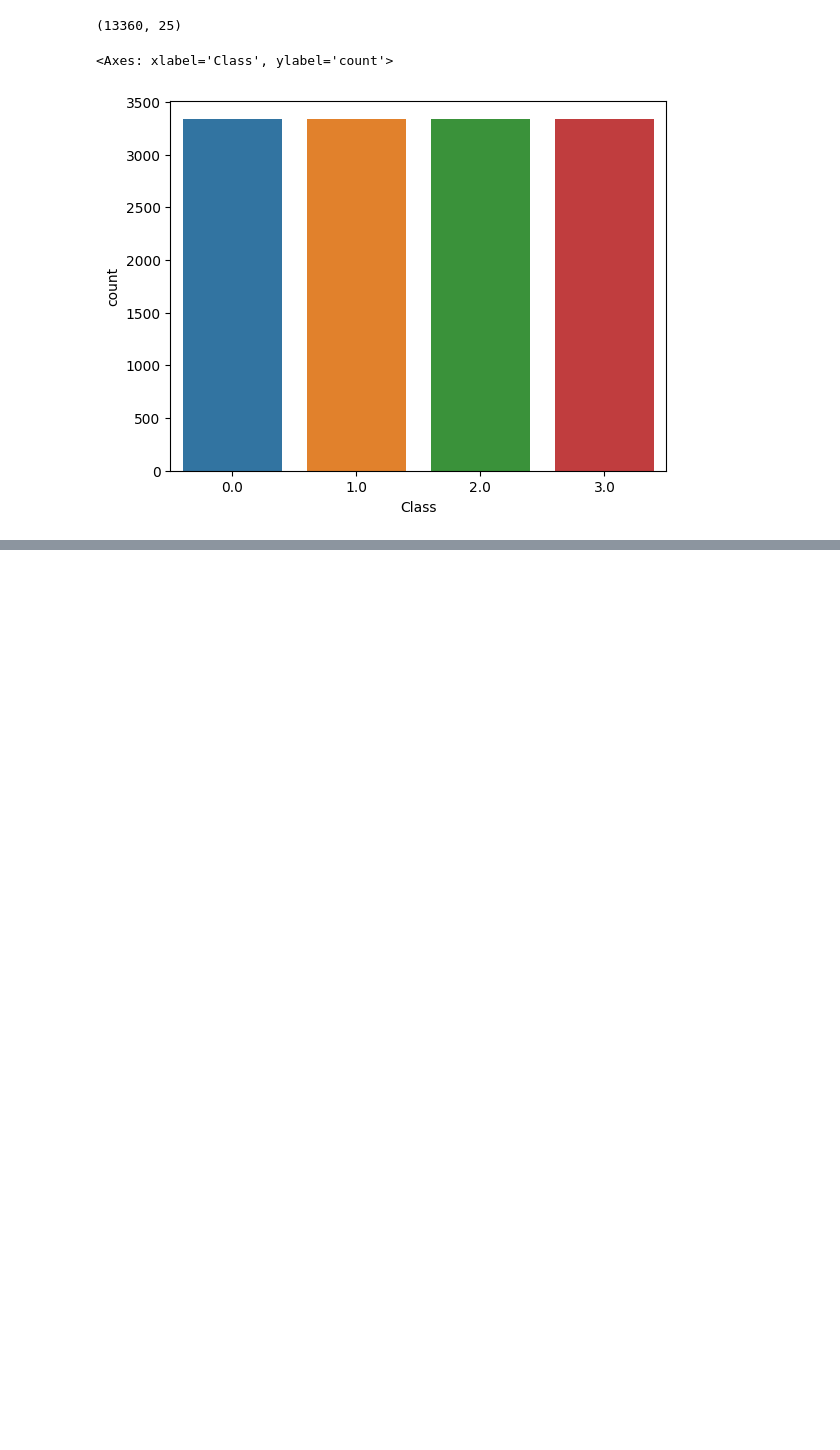
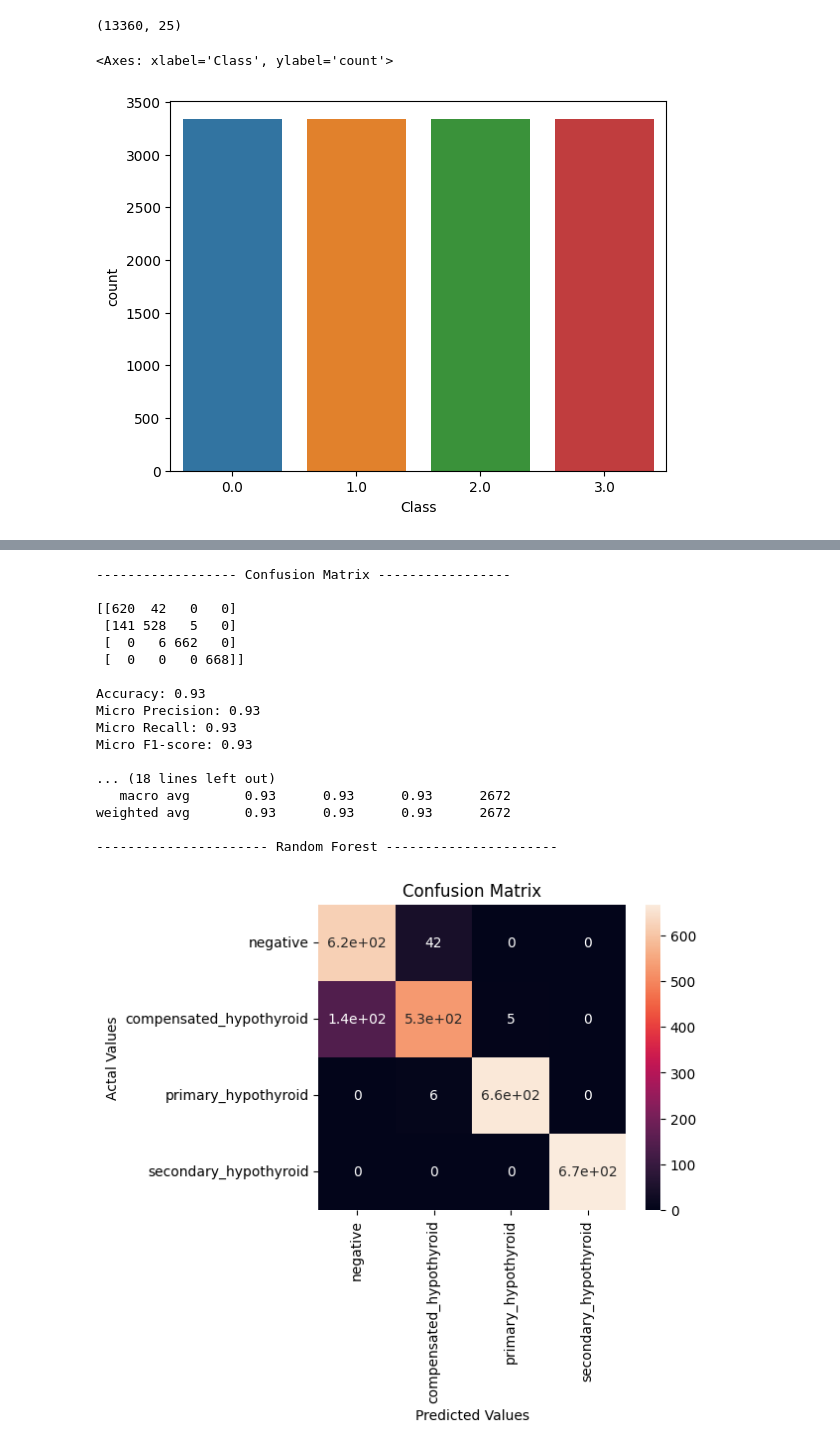
Before and after one commit to 07Sada/Thyroid_detection, a Jupyter notebook: notebook/ThyroidDetection.ipynb, the cells around one changed output, grey strips where cells are left out. Saved outputs shown, nothing was run; the diff lists cells and outputs as text; code cells hidden in the pictures; blank space fills up the shorter version.

```diff
--- a/notebook/ThyroidDetection.ipynb
+++ b/notebook/ThyroidDetection.ipynb
@@ -483,0 +864,75 @@ sns.countplot(x=y_sampled)
+# %%
+from sklearn.ensemble import RandomForestClassifier
+
+# Create a random forest model
+model = RandomForestClassifier(n_estimators=100,
+                                max_depth=10,
+                                min_samples_split=2,
+                                min_samples_leaf=1,
+                                criterion='gini',
+                                n_jobs=-1,
+                                random_state=42)
+
+# Fit the model to your training data
+model.fit(X_train,
+            y_train)
+y_pred = model.predict(X_test)
+
+print('\n------------------ Confusion Matrix -----------------\n')
+print(confusion_matrix(y_test, y_pred))
+
+print('\nAccuracy: {:.2f}'.format(accuracy_score(y_test, y_pred)))
+
+print('Micro Precision: {:.2f}'.format(precision_score(y_test, y_pred, average='micro')))
+print('Micro Recall: {:.2f}'.format(recall_score(y_test, y_pred, average='micro')))
+print('Micro F1-score: {:.2f}\n'.format(f1_score(y_test, y_pred, average='micro')))
+
+print('Macro Precision: {:.2f}'.format(precision_score(y_test, y_pred, average='macro')))
+print('Macro Recall: {:.2f}'.format(recall_score(y_test, y_pred, average='macro')))
+print('Macro F1-score: {:.2f}\n'.format(f1_score(y_test, y_pred, average='macro')))
+
+print('Weighted Precision: {:.2f}'.format(precision_score(y_test, y_pred, average='weighted')))
+print('Weighted Recall: {:.2f}'.format(recall_score(y_test, y_pred, average='weighted')))
+print('Weighted F1-score: {:.2f}'.format(f1_score(y_test, y_pred, average='weighted')))
+
+print('\n--------------- Classification Report ---------------\n')
+print(classification_report(y_test, y_pred))
+print('---------------------- Random Forest ----------------------') # unnecessary fancy styling
+
+cm = confusion_matrix(y_test, y_pred)
+
+cm_df = pd.DataFrame(cm,
+                     index = ['negative',
+                              'compensated_hypothyroid',
+                              'primary_hypothyroid',
+                              'secondary_hypothyroid'],
+                     columns = ['negative',
+                              'compensated_hypothyroid',
+                              'primary_hypothyroid',
+                              'secondary_hypothyroid'])
+#Plotting the confusion matrix
+plt.figure(figsize=(5,4))
+sns.heatmap(cm_df, annot=True)
+plt.title('Confusion Matrix')
+plt.ylabel('Actal Values')
+plt.xlabel('Predicted Values')
+plt.show()
+# %% [output]
+------------------ Confusion Matrix -----------------
+
+[[620  42   0   0]
+ [141 528   5   0]
+ [  0   6 662   0]
+ [  0   0   0 668]]
+
+Accuracy: 0.93
+Micro Precision: 0.93
+Micro Recall: 0.93
+Micro F1-score: 0.93
+
+... (18 lines left out)
+   macro avg       0.93      0.93      0.93      2672
+weighted avg       0.93      0.93      0.93      2672
+
+---------------------- Random Forest ----------------------
+[figure, added]
```
Also changed, not shown: parts of 20 cells of this notebook, 22 other files.
